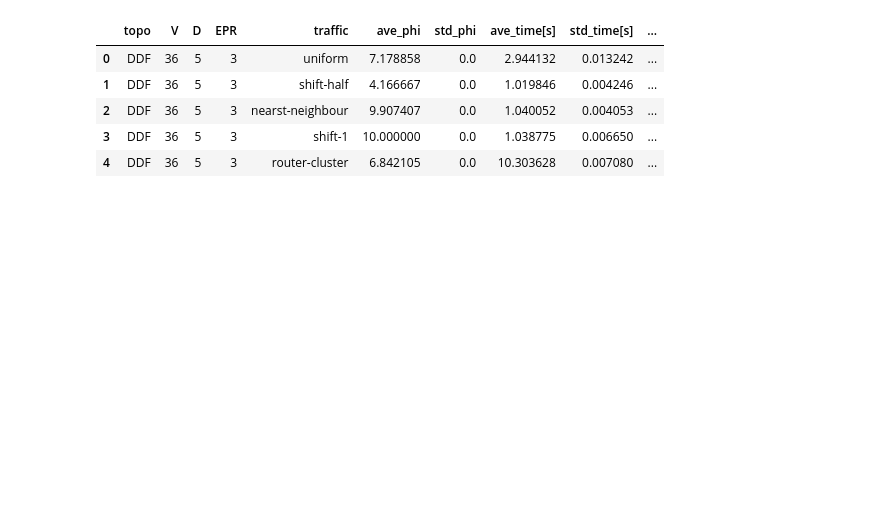
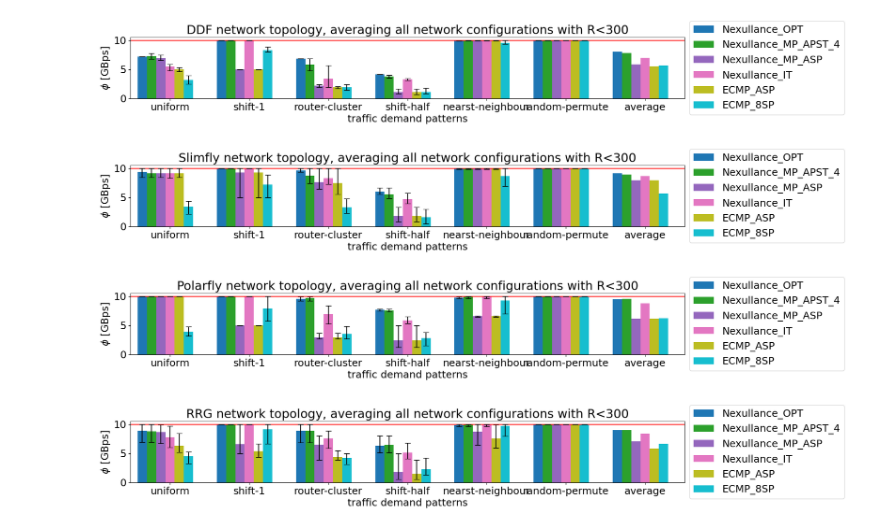
Before and after one commit to ziyuezzy/NexullanceFlowlevel, a Jupyter notebook: Nexullance_journal_data_gen/Nexullance_compare/plot_phi.ipynb, the cells around one changed output. Saved outputs shown, nothing was run; the diff lists cells and outputs as text; code cells hidden in the pictures; blank space fills up the shorter version.

```diff
--- a/Nexullance_journal_data_gen/Nexullance_compare/plot_phi.ipynb
+++ b/Nexullance_journal_data_gen/Nexullance_compare/plot_phi.ipynb
@@ -88,6 +91,52 @@ def plot_bench_bars(_data: dict, methods_name: list, title: str, x_label: str, y
 
     # Show plot
     plt.show()
+# %%
+def plot_for_topo(topo_name, max_R=300):
+
+    plot_data = {
+        'uniform': [],
+        'shift-1': [],
+        'router-cluster': [],
+        'shift-half': [],
+        'nearst-neighbour': [],
+        'random-permute': []
+    }
+    plot_errors = {
+        'uniform': [],
+        'shift-1': [],
+        'router-cluster': [],
+        'shift-half': [],
+        'nearst-neighbour': [],
+        'random-permute': []
+    }
+    y_counter = {}.fromkeys(all_methods, 0) # for each method, add up the y values, this is for calculating the average later
+    for traffic in plot_data.keys():
+        for method_name, df in raw_data.items():
+            topo_data = df[df['topo'] == topo_name]
+            _values = (topo_data[(topo_data["V"]< max_R) & (topo_data["traffic"]==traffic)])["ave_phi"]
+            # _values = list(df[(df["traffic"]==traffic) & (df["V"]< max_R)]["ave_phi"])
+            ave_Phi_per_EP = np.average(_values)
+            min_Phi_per_EP = np.min( _values )
+            max_Phi_per_EP = np.max( _values )
+
+            y_counter[method_name] += ave_Phi_per_EP
+
+            plot_data[traffic].append(ave_Phi_per_EP)
+            plot_errors[traffic].append((ave_Phi_per_EP-min_Phi_per_EP, max_Phi_per_EP-ave_Phi_per_EP))
+
+    plot_data['average'] = np.array(list(y_counter.values()))/len(plot_errors)
+    plot_bench_bars(plot_data, list(raw_data.keys()),
+                    f"{topo_name} network topology, averaging all network configurations with R<{max_R}",
+                    "traffic demand patterns", "$\phi$ [GBps]", errors=plot_errors)
+# %%
+for topo in ["DDF", "Slimfly", "Polarfly", "RRG"]:
+    plot_for_topo(topo)
+# %% [output]
+[figure, added]
+[figure, added]
+[figure, added]
+[figure, added]
 # %%
 def plot_for_traffic(traffic, max_R=300):
 
@@ -124,15 +173,6 @@ def plot_for_traffic(traffic, max_R=300):
     plot_bench_bars(plot_data, list(raw_data.keys()),
                     f"{traffic} traffic demand pattern, averaging all network configurations with R<{max_R}",
                     "network topology", "$\Phi$ per EP [GBps]", errors=plot_errors)
-# %%
-raw_data[all_methods[0]].head()
-# %% [output]
-|  | topo | V | D | EPR | traffic | ave_phi | std_phi | ave_time[s] | std_time[s] | ... |
-| 0 | DDF | 36 | 5 | 3 | uniform | 7.178858 | 0.0 | 2.944132 | 0.013242 | ... |
-| 1 | DDF | 36 | 5 | 3 | shift-half | 4.166667 | 0.0 | 1.019846 | 0.004246 | ... |
-| 2 | DDF | 36 | 5 | 3 | nearst-neighbour | 9.907407 | 0.0 | 1.040052 | 0.004053 | ... |
-| 3 | DDF | 36 | 5 | 3 | shift-1 | 10.000000 | 0.0 | 1.038775 | 0.006650 | ... |
-| 4 | DDF | 36 | 5 | 3 | router-cluster | 6.842105 | 0.0 | 10.303628 | 0.007080 | ... |
 # %%
 for traffic in ['uniform', 'shift-half', 'nearst-neighbour', 'shift-1',
        'router-cluster', 'random-permute']:
```
Also changed, not shown: parts of 2 cells of this notebook, 22 other files.
